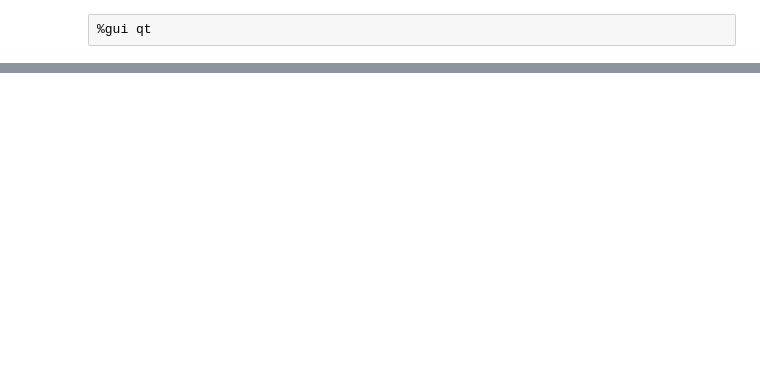
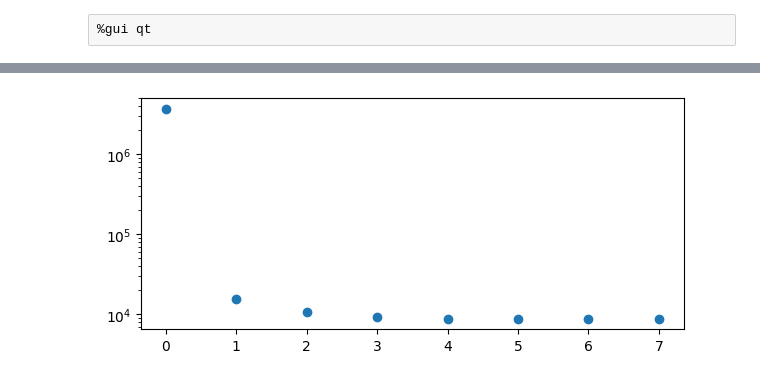
Before and after one commit to kushalkolar/td-svd-sandbox, a Jupyter notebook: voltage.ipynb, the cells around one changed output, grey strips where cells are left out. Drawn from its saved outputs; the diff is of its cells as text; code cells hidden in the pictures; blank space fills up the shorter version.

```diff
--- a/voltage.ipynb
+++ b/voltage.ipynb
@@ -169,0 +125,6 @@ for i in range(v.shape[0]):
+# %%
+fig = plt.figure(figsize=(7, 3))
+plt.scatter(x=np.arange(td_svd.S.size), y=td_svd.S)
+plt.yscale("log")
+# %% [output]
+[figure, added]
```
Also changed, not shown: parts of 47 cells of this notebook.
